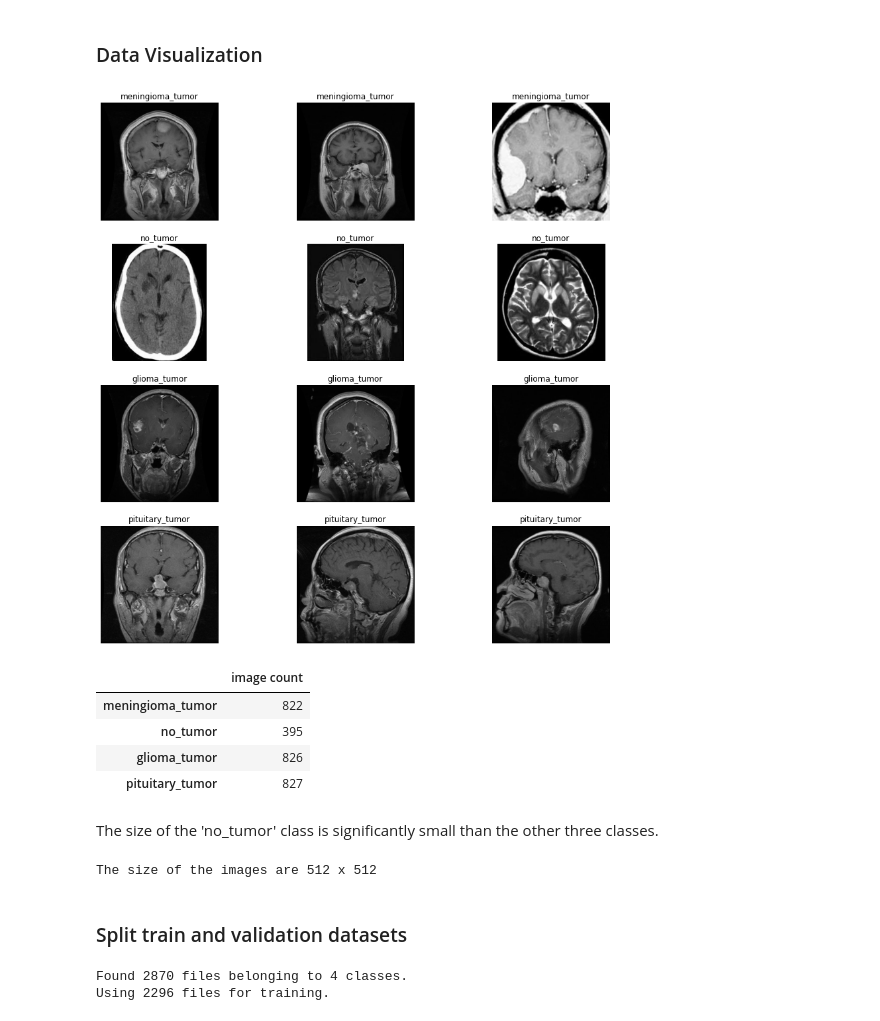
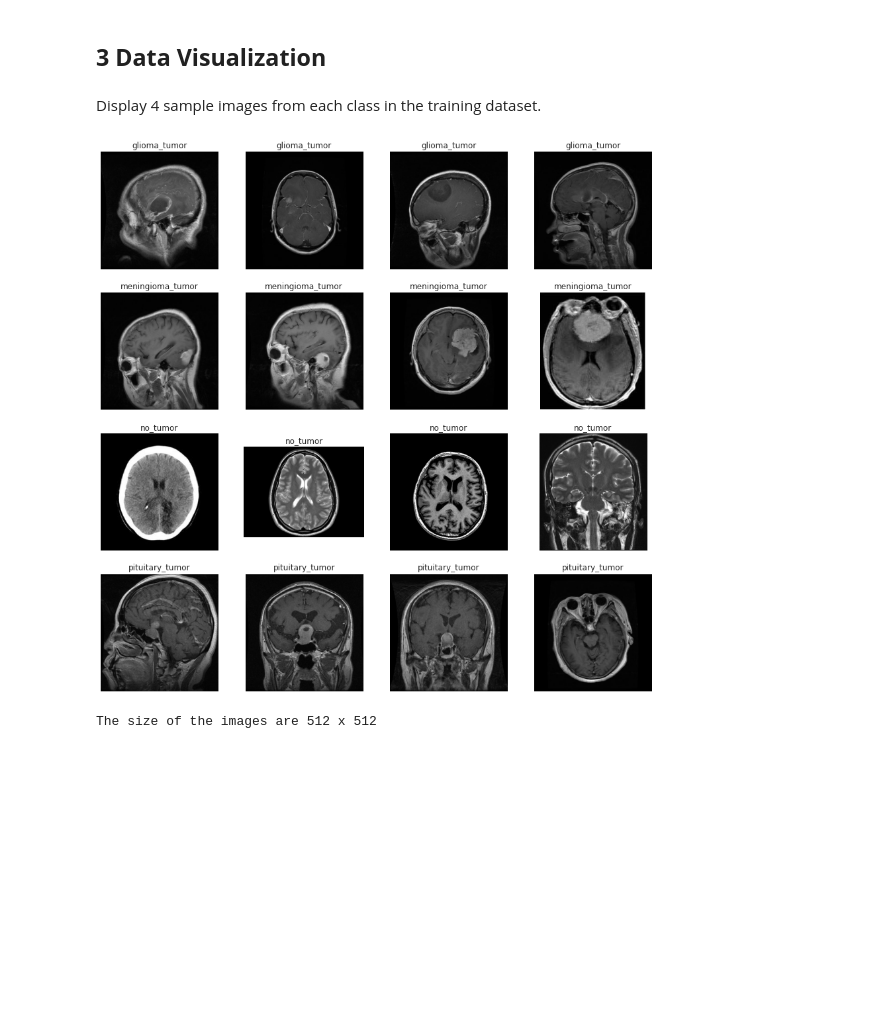
Before and after one commit to szelinghsu/BrainTumor, a Jupyter notebook: notebooks/brain_tumor.ipynb, the cells around one changed output. Saved outputs shown, nothing was run; the diff lists cells and outputs as text; code cells hidden in the pictures; blank space fills up the shorter version.

```diff
--- a/notebooks/brain_tumor.ipynb
+++ b/notebooks/brain_tumor.ipynb
@@ -19,4 +45,5 @@ from sklearn.metrics import accuracy_score, confusion_matrix, classification_rep
 # %%
-# Train set data directory
-data_dir = pathlib.Path('/content/Brain-Tumor-Classification-DataSet/Training')
+# Train set and test set data directory
+train_data_dir = pathlib.Path('/content/Brain-Tumor-Classification-DataSet/Training')
+test_data_dir = pathlib.Path('/content/Brain-Tumor-Classification-DataSet/Testing')
 # %%
@@ -27,0 +66,9 @@ There are 2870 images in train set.
+# %%
+# Training dataset
+train_ds = tf.keras.preprocessing.image_dataset_from_directory(
+    train_data_dir,
+    validation_split=0.2,
+    subset='training',
+    image_size=(IMG_HEIGHT, IMG_WIDTH),
+    seed = SEED,
+    batch_size=BATCH_SIZE)
@@ -28,8 +100,7 @@ There are 2870 images in train set.
 # %%
-# Number of classes to classify
-class_names = os.listdir(data_dir)
+# Classes
+class_names = train_ds.class_names
 num_classes = len(class_names)
-
-print(f'There are {num_classes} classes')
-print(f'The names of the classes are {class_names}')
+print(f'There are {num_classes} classes.')
+print(f'The names of the classes are {class_names}.')
 # %% [output]
@@ -38,62 +166,26 @@ The names of the classes are ['meningioma_tumor', 'no_tumor', 'glioma_tumor', 'p
 # %% [markdown]
-### Data Visualization
+## **3 Data Visualization**
+# %% [markdown]
+Display 4 sample images from each class in the training dataset.
 # %%
-# Display 3 sample images from each class
-img_cnt = []
+# Display 4 sample images from each class
 plot_idx = 1
 plt.figure(figsize=(15, 15))
 
 for c in class_names:
-    # Count number of images in a class
-    class_dir = pathlib.Path(str(data_dir) +'/' + c)
-    img_cnt.append(len(list(class_dir.glob('*.jpg'))))
-
-    # Display image
-    for i in range(3):
-        ax = plt.subplot(4, 3, plot_idx+i)
-        sample = list(data_dir.glob(str(c) + '/*'))
+    for i in range(4):
+        ax = plt.subplot(4, 4, plot_idx+i)
+        sample = list(train_data_dir.glob(str(c) + '/*'))
         im = image.open(str(sample[i]))
         plt.imshow(im)
         plt.title(c)
         plt.axis("off")
-
-    plot_idx += 3
+    plot_idx += 4
 # %% [output]
-[figure, old version]
+[figure, new version]
-# %%
-# Number of images in each class
-num_images_in_class = pd.DataFrame(img_cnt, index=class_names, columns=["image count"])
-num_images_in_class
-# %% [output]
-|  | image count |
-| meningioma_tumor | 822 |
-| no_tumor | 395 |
-| glioma_tumor | 826 |
-| pituitary_tumor | 827 |
-# %% [markdown]
-The size of the 'no_tumor' class is significantly small than the other three classes.
 # %%
 # Image size
 img_width, img_height = image.open(str(sample[0])).size
 print(f'The size of the images are {img_width} x {img_height}')
 # %% [output]
 The size of the images are 512 x 512
-# %% [markdown]
-### Split train and validation datasets
-# %%
-# Train dataset
-
-batch_size = 32
-img_height = 224
-img_width = 224
-
-train_ds = tf.keras.preprocessing.image_dataset_from_directory(
-    data_dir,
-    validation_split=0.2,
-    subset='training',
-    seed=123,
-    image_size=(img_height, img_width),
-    batch_size=batch_size)
-# %% [output]
-Found 2870 files belonging to 4 classes.
-Using 2296 files for training.
```
Also changed, not shown: parts of 73 cells of this notebook.
